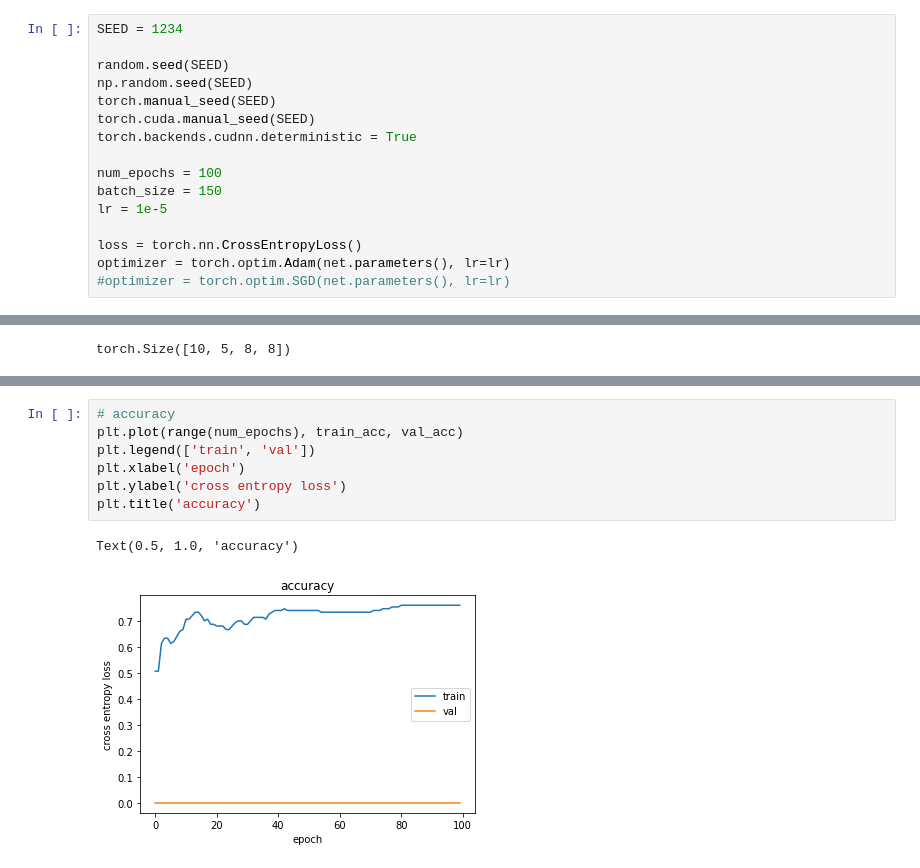
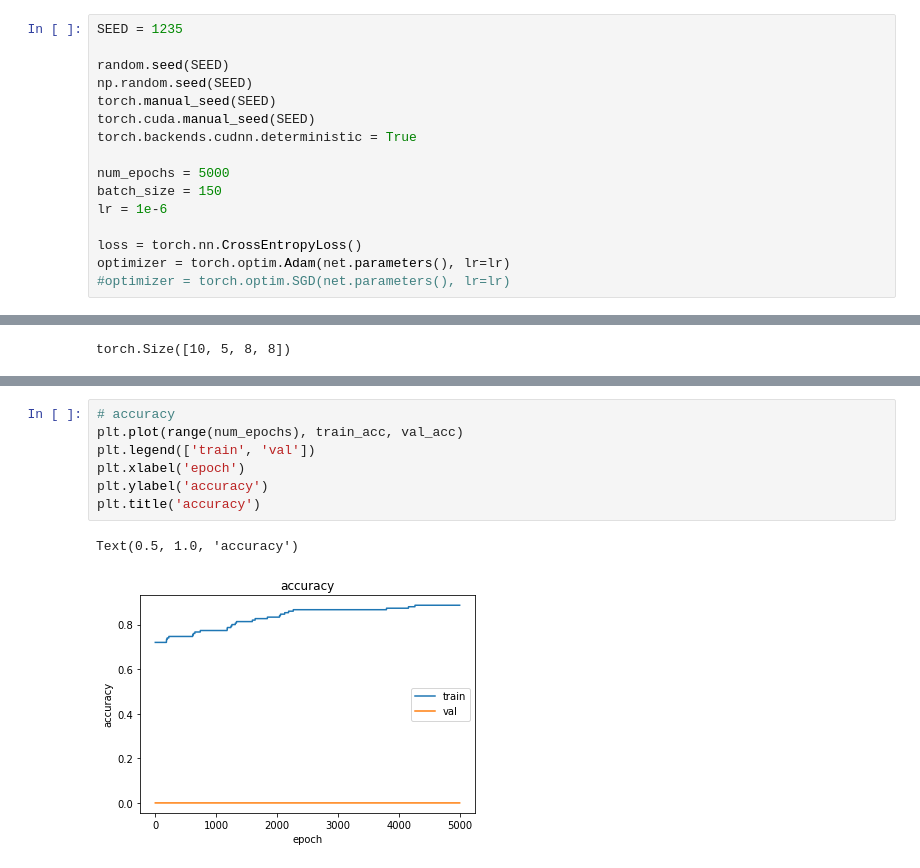
Before and after one commit to BLOOMFLARK/NN_noise_classification, a Jupyter notebook: PCANN.ipynb, the cells around one changed output, grey strips where cells are left out. Saved outputs shown, nothing was run; the diff lists cells and outputs as text.

```diff
--- a/PCANN.ipynb
+++ b/PCANN.ipynb
@@ -168,7 +164,7 @@ net = net.to(device)
 # %% [output]
 cuda:0
 # %%
-SEED = 1234
+SEED = 1235
 
 random.seed(SEED)
 np.random.seed(SEED)
@@ -176,9 +172,9 @@ torch.manual_seed(SEED)
 torch.cuda.manual_seed(SEED)
 torch.backends.cudnn.deterministic = True
 
-num_epochs = 100
+num_epochs = 5000
 batch_size = 150
-lr = 1e-5
+lr = 1e-6
 
 loss = torch.nn.CrossEntropyLoss()
 optimizer = torch.optim.Adam(net.parameters(), lr=lr)
@@ -385,10 +332,10 @@ Text(0.5, 1.0, 'loss')
 # %%
 # accuracy
 plt.plot(range(num_epochs), train_acc, val_acc)
 plt.legend(['train', 'val'])
 plt.xlabel('epoch')
-plt.ylabel('cross entropy loss')
+plt.ylabel('accuracy')
 plt.title('accuracy')
 # %% [output]
 Text(0.5, 1.0, 'accuracy')
-[figure, old version]
+[figure, new version]
```
Also changed, not shown: parts of 12 cells of this notebook.
